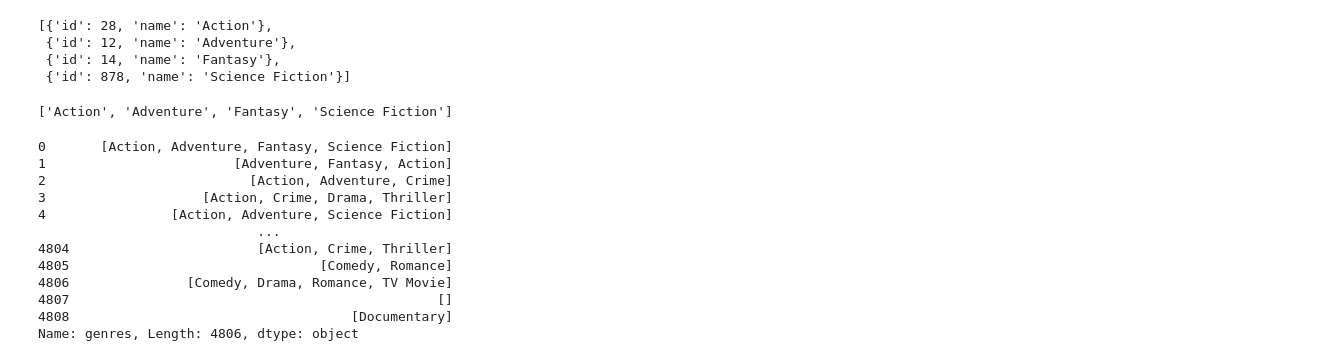
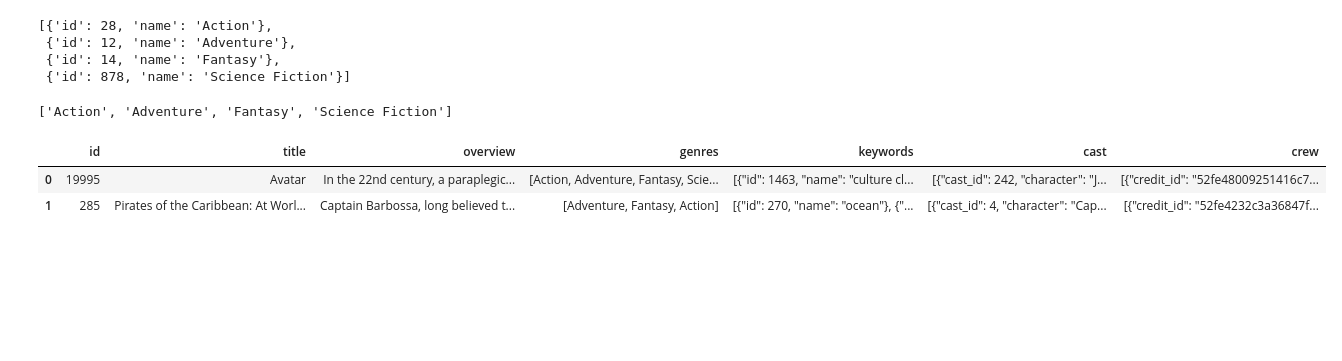
Before and after one commit to Ashish570raj/Movie-Recommendation-System, a Jupyter notebook: movie.ipynb, the cells around one changed output. Drawn from its saved outputs; the diff is of its cells as text; code cells hidden in the pictures; blank space fills up the shorter version.

```diff
--- a/movie.ipynb
+++ b/movie.ipynb
@@ -129,17 +129,10 @@ print(convert('[{"id": 28, "name": "Action"}, {"id": 12, "name": "Adventure"}, {
 # %% [output]
 ['Action', 'Adventure', 'Fantasy', 'Science Fiction']
 # %%
-print(movies['genres'].apply(convert))
+movies['genres'] = movies['genres'].apply(convert)
-# %% [output]
-0       [Action, Adventure, Fantasy, Science Fiction]
-1                        [Adventure, Fantasy, Action]
-2                          [Action, Adventure, Crime]
-3                    [Action, Crime, Drama, Thriller]
-4                [Action, Adventure, Science Fiction]
-                            ...
-4804                        [Action, Crime, Thriller]
-4805                                [Comedy, Romance]
-4806               [Comedy, Drama, Romance, TV Movie]
-4807                                               []
-4808                                    [Documentary]
-Name: genres, Length: 4806, dtype: object
+# %%
+movies.head(2)
+# %% [output]
+|  | id | title | overview | genres | keywords | cast | crew |
+| 0 | 19995 | Avatar | In the 22nd century, a paraplegic... | [Action, Adventure, Fantasy, Scie... | [{"id": 1463, "name": "culture cl... | [{"cast_id": 242, "character": "J... | [{"credit_id": "52fe48009251416c7... |
+| 1 | 285 | Pirates of the Caribbean: At Worl... | Captain Barbossa, long believed t... | [Adventure, Fantasy, Action] | [{"id": 270, "name": "ocean"}, {"... | [{"cast_id": 4, "character": "Cap... | [{"credit_id": "52fe4232c3a36847f... |
```
Also changed, not shown: parts of 21 cells of this notebook.
